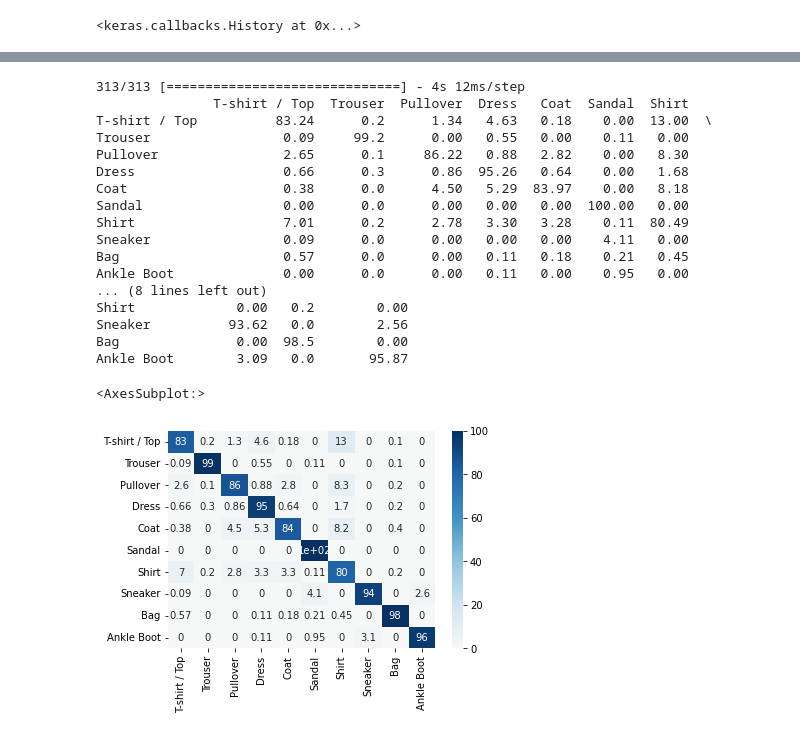
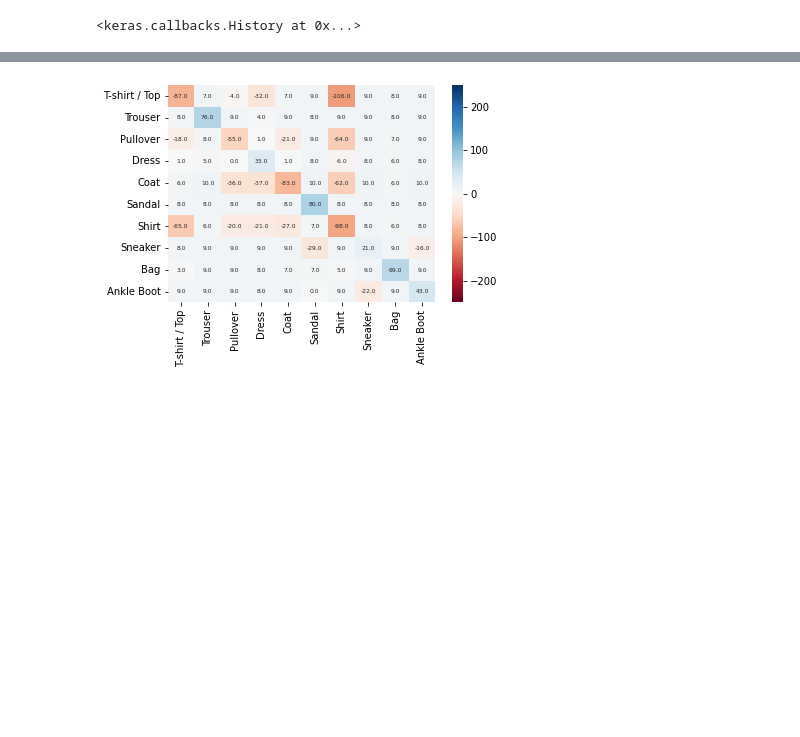
Before and after one commit to datascience-mobi-2023/topic01_team04, a Jupyter notebook: cnn.ipynb, the cells around one changed output, grey strips where cells are left out. Saved outputs shown, nothing was run; the diff lists cells and outputs as text; code cells hidden in the pictures; blank space fills up the shorter version.

```diff
--- a/cnn.ipynb
+++ b/cnn.ipynb
@@ -228,13 +228,20 @@ Epoch 19/20
 Epoch 20/20
 235/235 [==============================] - 71s 302ms/step - loss: 0.0645 - accuracy: 0.9759 - val_loss: 0.2897 - val_accuracy: 0.9155
 # %%
-model=complex_model
-model.save('Results/complex_model')
-tf.keras.models.load_model('Results/complex_model').
+model = tf.keras.models.load_model('Results/complex_model')
 y_pred = model.predict(cnn_test)
 y_pred = np.argmax(y_pred,axis=1)
 conf = sklearn.metrics.confusion_matrix(y_pred, label_test)
 conf_df = pnd.DataFrame(conf, index=class_names, columns=class_names)
-conf_df = round(conf_df*100 / conf_df.sum(axis=1),2)
-print(conf_df)
+rowsums = conf_df.sum(axis=1)
+acc = np.sum(y_pred == label_test)/ len(label_test)
+for i in range(10):
+    for j in range(10):
+        if i != j:
+            conf_df.values[i,j] -= (1-acc)*rowsums[i]/9
+            conf_df.values[i,j] *= -1
+        else:
+            conf_df.values[i,j] -= acc*rowsums[i]
+sns.heatmap(conf_df, annot=True, cmap= "RdBu", annot_kws={"fontsize":6},fmt=",.1f",center=0,vmax=250,vmin=-250)
+#plt.savefig('cnn_chi.png',dpi=600)
 # %% [output]
@@ -242,29 +249 @@ SyntaxError: invalid syntax (3086227987.py, line 2)
+[figure, added]
-# %%
-model = tf.keras.models.load_model('Results/complex_model')
-y_pred = model.predict(cnn_test)
-y_pred = np.argmax(y_pred,axis=1)
-conf = sklearn.metrics.confusion_matrix(y_pred, label_test)
-conf_df = pnd.DataFrame(conf, index=class_names, columns=class_names)
-conf_df = round(conf_df*100 / conf_df.sum(axis=1),2)
-print(conf_df)
-sns.heatmap(conf_df, annot=True, cmap='RdBu', center=0)
-# %% [output]
-313/313 [==============================] - 4s 12ms/step
-               T-shirt / Top  Trouser  Pullover  Dress   Coat  Sandal  Shirt
-T-shirt / Top          83.24      0.2      1.34   4.63   0.18    0.00  13.00  \
-Trouser                 0.09     99.2      0.00   0.55   0.00    0.11   0.00
-Pullover                2.65      0.1     86.22   0.88   2.82    0.00   8.30
-Dress                   0.66      0.3      0.86  95.26   0.64    0.00   1.68
-Coat                    0.38      0.0      4.50   5.29  83.97    0.00   8.18
-Sandal                  0.00      0.0      0.00   0.00   0.00  100.00   0.00
-Shirt                   7.01      0.2      2.78   3.30   3.28    0.11  80.49
-Sneaker                 0.09      0.0      0.00   0.00   0.00    4.11   0.00
-Bag                     0.57      0.0      0.00   0.11   0.18    0.21   0.45
-Ankle Boot              0.00      0.0      0.00   0.11   0.00    0.95   0.00
-... (8 lines left out)
-Shirt             0.00   0.2        0.00
-Sneaker          93.62   0.0        2.56
-Bag               0.00  98.5        0.00
-Ankle Boot        3.09   0.0       95.87
-<AxesSubplot:>
-[figure, removed]
```
Also changed, not shown: parts of 2 cells of this notebook, 3 other files.
